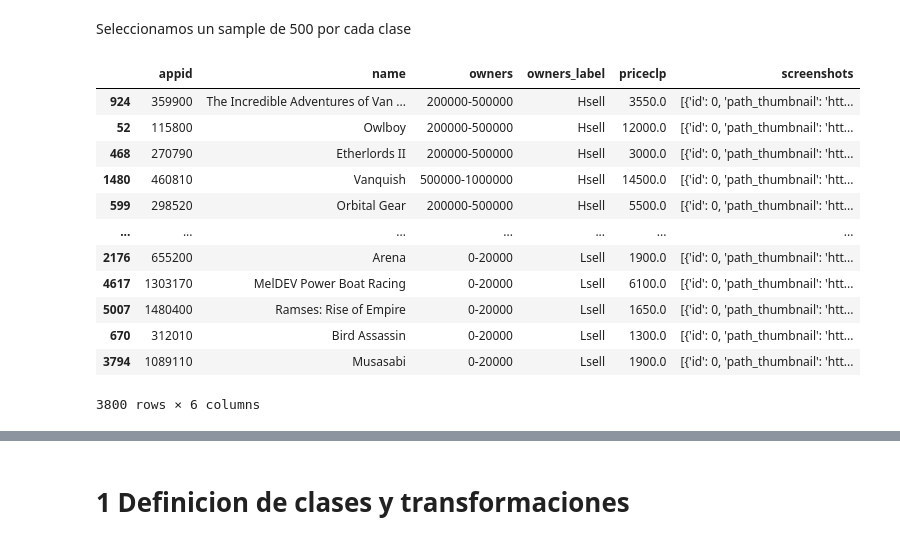
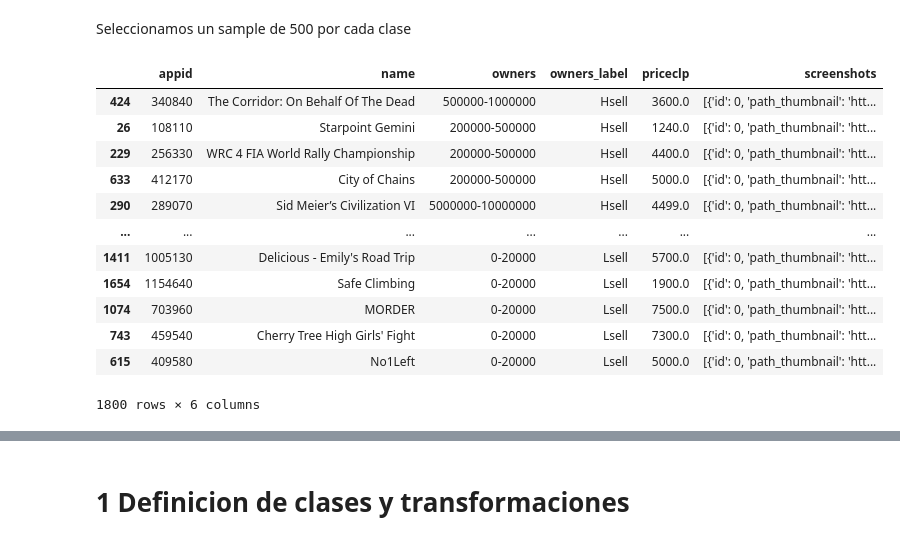
Before and after one commit to hectorjimenez12/CC5205_Proyecto, a Jupyter notebook: Game_ClassificationCNNV2.ipynb, the cells around one changed output, grey strips where cells are left out. Saved outputs shown, nothing was run; the diff lists cells and outputs as text; code cells hidden in the pictures.

```diff
--- a/Game_ClassificationCNNV2.ipynb
+++ b/Game_ClassificationCNNV2.ipynb
@@ -152,25 +152,25 @@ Text(0.5, 0, '')
 # %% [markdown]
 Seleccionamos un sample de 500 por cada clase
 # %%
-Nsample  = 1900
+Nsample  = 900
 labels   = ['Hsell','Lsell']
 list_ids = [ random.sample(list(dfmedia.index[dfmedia.owners_label.isin([i])]),k=Nsample) for i in labels ]
 dfsample = dfmedia.loc[ sum(list_ids,[]) , ['appid','name','owners','owners_label','priceclp','screenshots'] ]
 dfsample
 # %% [output]
 |  | appid | name | owners | owners_label | priceclp | screenshots |
-| 924 | 359900 | The Incredible Adventures of Van ... | 200000-500000 | Hsell | 3550.0 | [{'id': 0, 'path_thumbnail': 'htt... |
-| 52 | 115800 | Owlboy | 200000-500000 | Hsell | 12000.0 | [{'id': 0, 'path_thumbnail': 'htt... |
-| 468 | 270790 | Etherlords II | 200000-500000 | Hsell | 3000.0 | [{'id': 0, 'path_thumbnail': 'htt... |
-| 1480 | 460810 | Vanquish | 500000-1000000 | Hsell | 14500.0 | [{'id': 0, 'path_thumbnail': 'htt... |
-| 599 | 298520 | Orbital Gear | 200000-500000 | Hsell | 5500.0 | [{'id': 0, 'path_thumbnail': 'htt... |
+| 424 | 340840 | The Corridor: On Behalf Of The Dead | 500000-1000000 | Hsell | 3600.0 | [{'id': 0, 'path_thumbnail': 'htt... |
+| 26 | 108110 | Starpoint Gemini | 200000-500000 | Hsell | 1240.0 | [{'id': 0, 'path_thumbnail': 'htt... |
+| 229 | 256330 | WRC 4 FIA World Rally Championship | 200000-500000 | Hsell | 4400.0 | [{'id': 0, 'path_thumbnail': 'htt... |
+| 633 | 412170 | City of Chains | 200000-500000 | Hsell | 5000.0 | [{'id': 0, 'path_thumbnail': 'htt... |
+| 290 | 289070 | Sid Meier’s Civilization VI | 5000000-10000000 | Hsell | 4499.0 | [{'id': 0, 'path_thumbnail': 'htt... |
 | ... | ... | ... | ... | ... | ... | ... |
-| 2176 | 655200 | Arena | 0-20000 | Lsell | 1900.0 | [{'id': 0, 'path_thumbnail': 'htt... |
-| 4617 | 1303170 | MelDEV Power Boat Racing | 0-20000 | Lsell | 6100.0 | [{'id': 0, 'path_thumbnail': 'htt... |
-| 5007 | 1480400 | Ramses: Rise of Empire | 0-20000 | Lsell | 1650.0 | [{'id': 0, 'path_thumbnail': 'htt... |
-| 670 | 312010 | Bird Assassin | 0-20000 | Lsell | 1300.0 | [{'id': 0, 'path_thumbnail': 'htt... |
-| 3794 | 1089110 | Musasabi | 0-20000 | Lsell | 1900.0 | [{'id': 0, 'path_thumbnail': 'htt... |
+| 1411 | 1005130 | Delicious - Emily's Road Trip | 0-20000 | Lsell | 5700.0 | [{'id': 0, 'path_thumbnail': 'htt... |
+| 1654 | 1154640 | Safe Climbing | 0-20000 | Lsell | 1900.0 | [{'id': 0, 'path_thumbnail': 'htt... |
+| 1074 | 703960 | MORDER | 0-20000 | Lsell | 7500.0 | [{'id': 0, 'path_thumbnail': 'htt... |
+| 743 | 459540 | Cherry Tree High Girls' Fight | 0-20000 | Lsell | 7300.0 | [{'id': 0, 'path_thumbnail': 'htt... |
+| 615 | 409580 | No1Left | 0-20000 | Lsell | 5000.0 | [{'id': 0, 'path_thumbnail': 'htt... |
-3800 rows × 6 columns
+1800 rows × 6 columns
 # %%
 Image.open('/content/gdrive/MyDrive/U/S1/Mineria_Datos/Proyecto/Hito3/imagenes/add'+str(dfsample.appid.iloc[1])+'.png')
 # %% [output]
```
Also changed, not shown: parts of 17 cells of this notebook.
